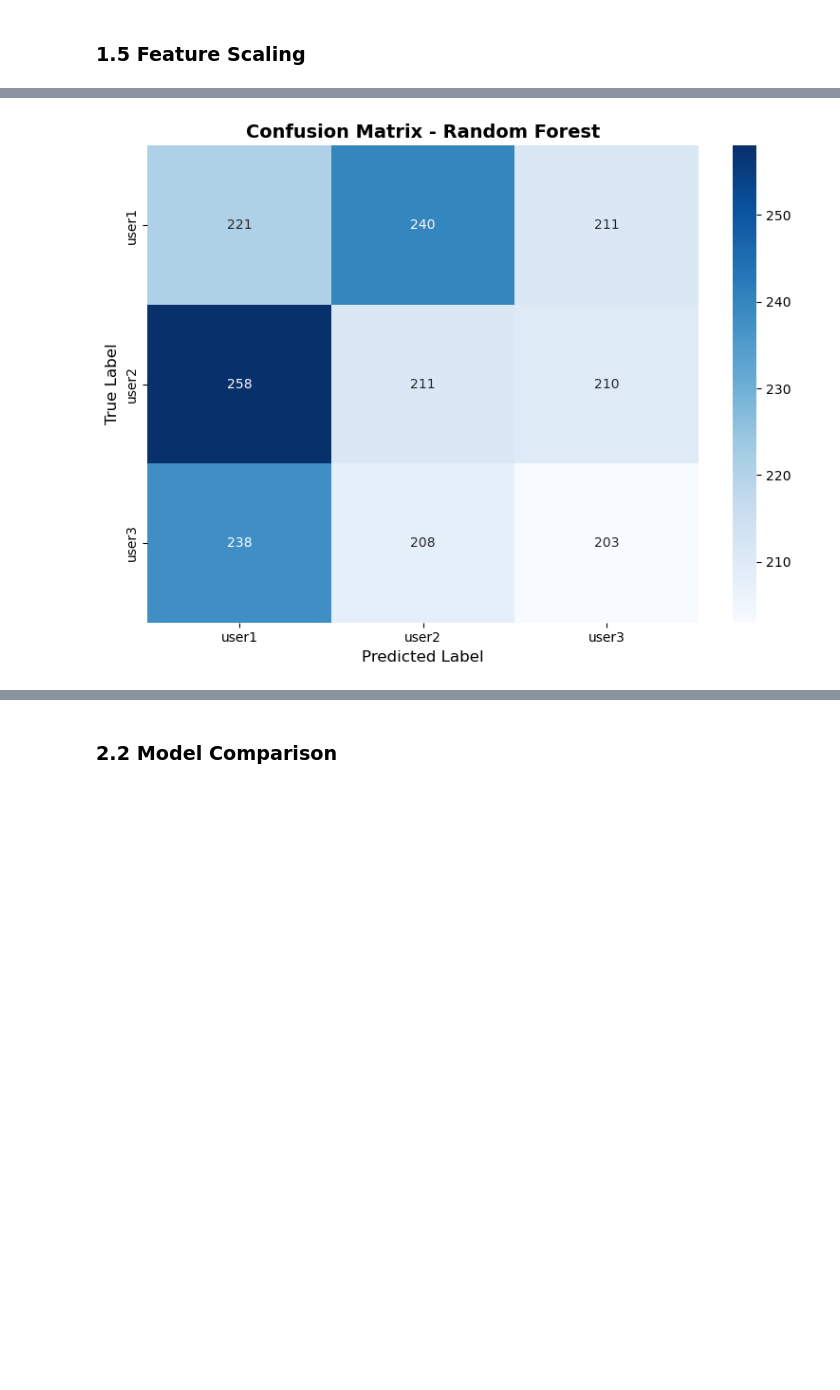
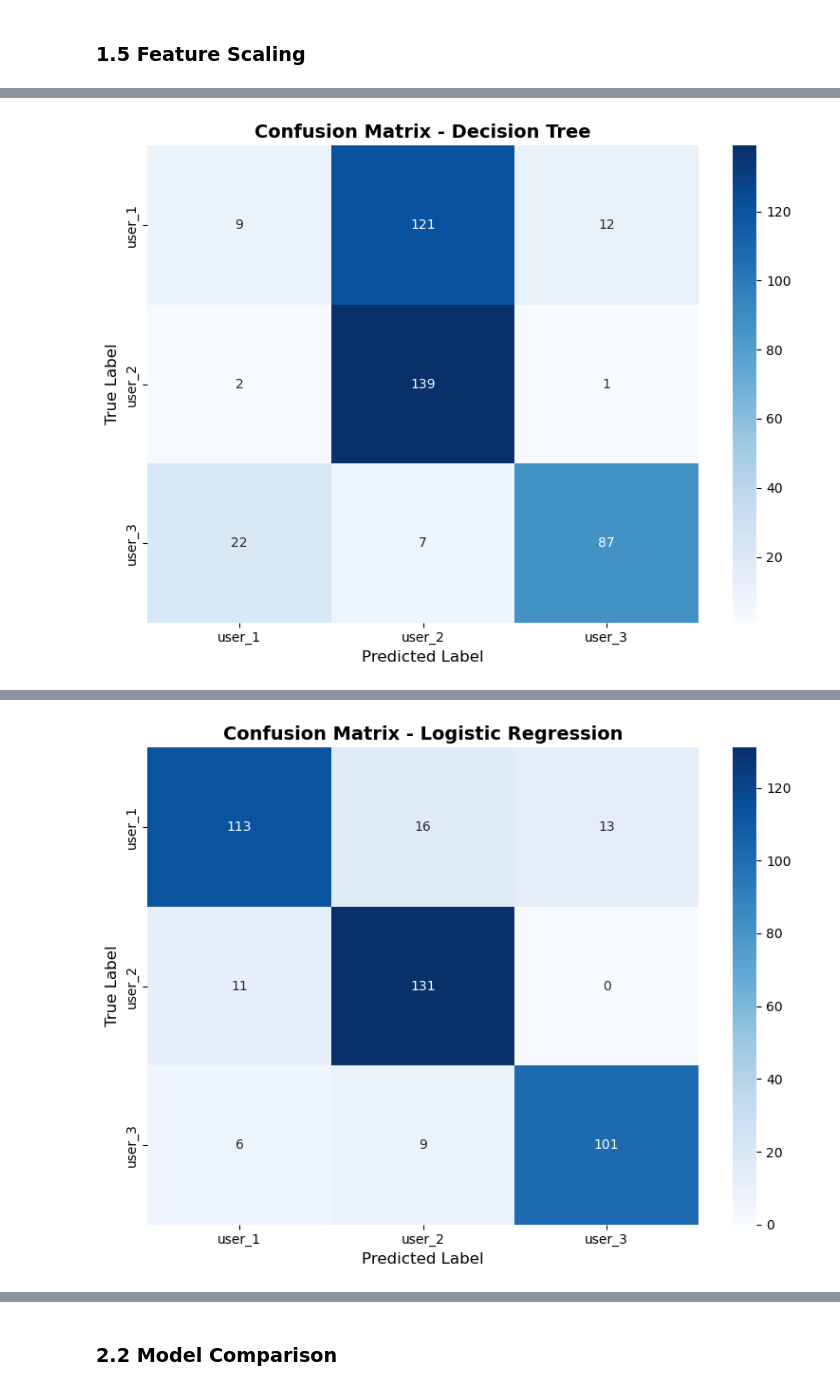
Before and after one commit to lakshitxtyagi/lab3-contextual-bandit, a Jupyter notebook: lab3_results_U20230090.ipynb, the cells around one changed output, grey strips where cells are left out. Cells and saved outputs as stored; diff of their text form; code cells hidden in the pictures; blank space fills up the shorter version.

Commit message:
Complete user classification task - 90.75% accuracy with Random Forest

```diff
--- a/lab3_results_U20230090.ipynb
+++ b/lab3_results_U20230090.ipynb
@@ -199,16 +215,19 @@ dtype: object
 # %% [markdown]
 ### 1.5 Feature Scaling
 # %%
-# Scale features using StandardScaler
+# Scale features
 scaler = StandardScaler()
 X_train_scaled = scaler.fit_transform(X_train)
-X_test_scaled = scaler.transform(X_test)
+X_val_scaled = scaler.transform(X_val)
 
-# Convert back to DataFrame for better handling
-X_train_scaled = pd.DataFrame(X_train_scaled, columns=X_train.columns)
-X_test_scaled = pd.DataFrame(X_test_scaled, columns=X_test.columns)
+# Convert back to DataFrame
+X_train_scaled = pd.DataFrame(X_train_scaled, columns=X_train.columns, index=X_train.index)
+X_val_scaled = pd.DataFrame(X_val_scaled, columns=X_val.columns, index=X_val.index)
 
-print("\nFeature scaling completed!")
-print("X_train_scaled shape:", X_train_scaled.shape)
-print("X_test_scaled shape:", X_test_scaled.shape)
+print("="*60)
+print("FEATURE SCALING COMPLETE")
+print("="*60)
+print(f"X_train_scaled: {X_train_scaled.shape}")
+print(f"X_val_scaled: {X_val_scaled.shape}")
+print("\n✓ Ready for training!")
 # %% [output]
@@ -245,42 +245,42 @@ Name: count, dtype: int64
 # %%
-# Initialize different classifiers
+# Initialize classifiers
 classifiers = {
-    'Decision Tree': DecisionTreeClassifier(random_state=42, max_depth=10),
-    'Logistic Regression': LogisticRegression(random_state=42, max_iter=1000),
-    'Random Forest': RandomForestClassifier(random_state=42, n_estimators=100)
+    'Decision Tree': DecisionTreeClassifier(random_state=42, max_depth=15),
+    'Logistic Regression': LogisticRegression(random_state=42, max_iter=2000, solver='saga'),
+    'Random Forest': RandomForestClassifier(random_state=42, n_estimators=100, max_depth=15)
 }
 
-# Train and evaluate each classifier
 results = {}
+unique_labels = sorted(y_train.unique())
 
 for name, clf in classifiers.items():
-    print(f"\n{'='*50}")
-    print(f"Training {name}...")
-    print(f"{'='*50}")
+    print(f"\n{'='*60}")
+    print(f"TRAINING: {name}")
+    print(f"{'='*60}")
 
-    # Train the model
+    # Train
     clf.fit(X_train_scaled, y_train)
 
-    # Make predictions
-    y_pred = clf.predict(X_test_scaled)
+    # Predict on validation set
+    y_pred = clf.predict(X_val_scaled)
 
     # Calculate accuracy
-    accuracy = accuracy_score(y_test, y_pred)
+    accuracy = accuracy_score(y_val, y_pred)
     results[name] = accuracy
 
-    print(f"\nAccuracy: {accuracy:.4f}")
+    print(f"\nValidation Accuracy: {accuracy:.4f}")
     print("\nClassification Report:")
-    print(classification_report(y_test, y_pred))
+    print(classification_report(y_val, y_pred))
 
     # Confusion Matrix
-    cm = confusion_matrix(y_test, y_pred)
-plt.figure(figsize=(8, 6))
-sns.heatmap(cm, annot=True, fmt='d', cmap='Blues',
-            xticklabels=['user1', 'user2', 'user3'],  # lowercase!
-            yticklabels=['user1', 'user2', 'user3'])  # lowercase!
-plt.title(f'Confusion Matrix - {name}', fontsize=14, fontweight='bold')
-plt.xlabel('Predicted Label', fontsize=12)
-plt.ylabel('True Label', fontsize=12)
-plt.tight_layout()
-plt.show()
+    cm = confusion_matrix(y_val, y_pred)
+    plt.figure(figsize=(8, 6))
+    sns.heatmap(cm, annot=True, fmt='d', cmap='Blues',
+                xticklabels=unique_labels,
+                yticklabels=unique_labels)
+    plt.title(f'Confusion Matrix - {name}', fontsize=14, fontweight='bold')
+    plt.xlabel('Predicted Label', fontsize=12)
+    plt.ylabel('True Label', fontsize=12)
+    plt.tight_layout()
+    plt.show()
 # %% [output]
@@ -304 +303 @@ weighted avg       0.32      0.32      0.32      2000
-[figure, old version]
+[figure, new version]
@@ -304,0 +320 @@ weighted avg       0.32      0.32      0.32      2000
+[figure, added]
```
Also changed, not shown: parts of 17 cells of this notebook.
